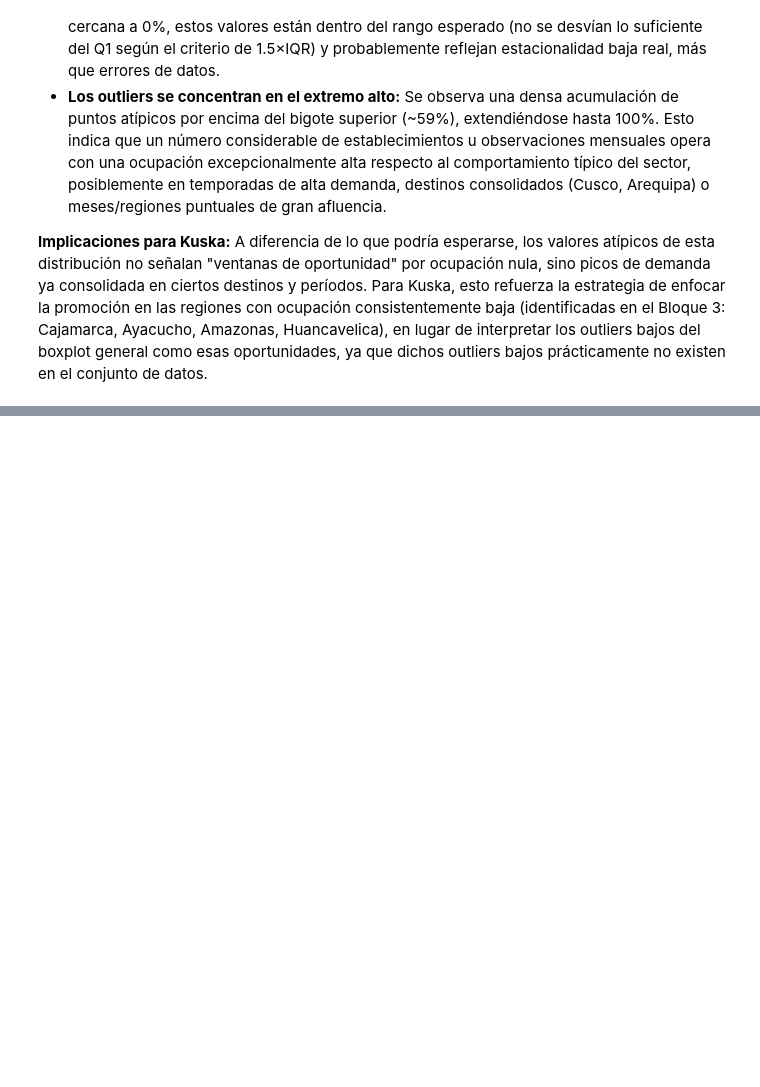
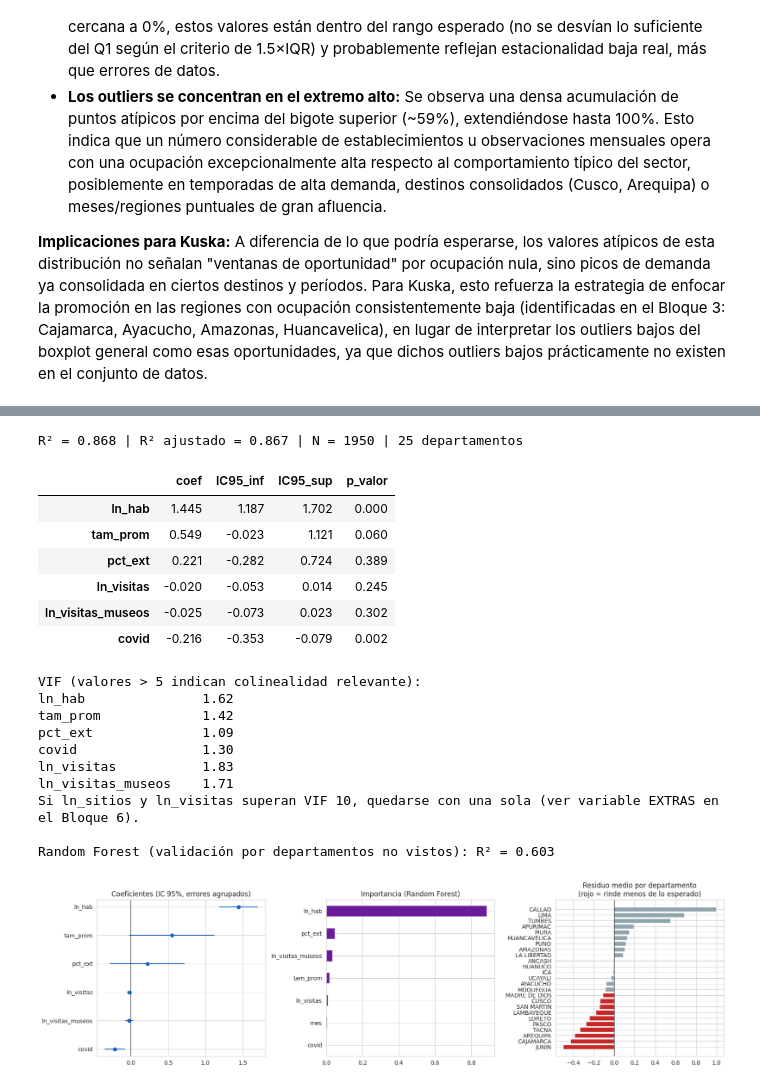
Before and after one commit to eaus2006/Proyecto_Final_Bussines_Analytics, a Jupyter notebook: BA_Grupo_1.ipynb, the cells around one changed output, grey strips where cells are left out. Drawn from its saved outputs; the diff is of its cells as text; code cells hidden in the pictures; blank space fills up the shorter version.

```diff
--- a/BA_Grupo_1.ipynb
+++ b/BA_Grupo_1.ipynb
@@ -874,0 +1474,77 @@ A diferencia de lo que podría esperarse, los valores atípicos de esta distribu
+# %%
+# BLOQUE 8 · Q2: regresión log-log + chequeo con Random Forest
+import statsmodels.formula.api as smf
+from statsmodels.stats.outliers_influence import variance_inflation_factor
+from sklearn.ensemble import RandomForestRegressor
+from sklearn.model_selection import GroupKFold, cross_val_predict
+from sklearn.metrics import r2_score
+
+reg = panel[(panel.pernoct > 0) & (panel.habitaciones > 0) & (panel.establecimientos > 0)].copy()
+reg['ln_pern'] = np.log(reg.pernoct)
+reg['ln_hab'] = np.log(reg.habitaciones)
+reg['tam_prom'] = np.log(reg.habitaciones / reg.establecimientos)         # tamaño medio del establecimiento
+reg['pct_ext'] = reg.arribos_ext / reg.arribos                            # exposición a turismo internacional
+reg['covid'] = reg.anio.isin([2020, 2021]).astype(int)
+formula = 'ln_pern ~ ln_hab + tam_prom + pct_ext + covid + C(mes)'
+if EXTRAS:
+    reg = reg.merge(enriq[['departamento'] + EXTRAS], on='departamento', how='left')
+    formula = formula.replace('+ covid', '+ ' + ' + '.join(EXTRAS) + ' + covid')
+
+reg['grupo'] = reg.departamento.astype('category').cat.codes
+modelo = smf.ols(formula, data=reg).fit(cov_type='cluster', cov_kwds={'groups': reg['grupo']})
+coef = pd.DataFrame({'coef': modelo.params, 'IC95_inf': modelo.conf_int()[0], 'IC95_sup': modelo.conf_int()[1],
+                     'p_valor': modelo.pvalues})
+coef_clave = coef[~coef.index.str.startswith('C(mes)') & (coef.index != 'Intercept')].round(3)
+print(f"R² = {modelo.rsquared:.3f} | R² ajustado = {modelo.rsquared_adj:.3f} | N = {int(modelo.nobs)} | {reg.departamento.nunique()} departamentos")
+display(coef_clave)
+
+# Multicolinealidad
+Xv = reg[[c for c in ['ln_hab', 'tam_prom', 'pct_ext', 'covid'] + EXTRAS if c in reg.columns]].dropna()
+vif = pd.Series([variance_inflation_factor(Xv.assign(c=1).values, i) for i in range(Xv.shape[1])], index=Xv.columns)
+print('\nVIF (valores > 5 indican colinealidad relevante):'); print(vif.round(2).to_string())
+print('Si ln_sitios y ln_visitas superan VIF 10, quedarse con una sola (ver variable EXTRAS en el Bloque 6).')
+
+# Residuos medios por departamento: positivo = rinde más que lo que su capacidad predice
+reg['residuo'] = modelo.resid
+res_dep = reg.groupby('departamento').residuo.mean().sort_values().rename('residuo_medio').reset_index()
+res_dep['lectura'] = np.where(res_dep.residuo_medio < -0.1, 'rinde por debajo de su capacidad',
+                      np.where(res_dep.residuo_medio > 0.1, 'rinde por encima de su capacidad', 'en línea con su capacidad'))
+
+# Chequeo Random Forest con validación por grupos
+feats = ['ln_hab', 'tam_prom', 'pct_ext', 'mes', 'covid'] + EXTRAS
+rf = RandomForestRegressor(n_estimators=300, min_samples_leaf=3, random_state=42, n_jobs=-1)
+pred = cross_val_predict(rf, reg[feats], reg.ln_pern, groups=reg.grupo, cv=GroupKFold(5))
+r2_rf = r2_score(reg.ln_pern, pred)
+rf.fit(reg[feats], reg.ln_pern)
+imp = pd.Series(rf.feature_importances_, index=feats).sort_values(ascending=False)
+print(f"\nRandom Forest (validación por departamentos no vistos): R² = {r2_rf:.3f}")
+
+fig, ax = plt.subplots(1, 3, figsize=(17, 4.8))
+c = coef_clave.sort_values('coef')
+ax[0].errorbar(c.coef, range(len(c)), xerr=[c.coef - c.IC95_inf, c.IC95_sup - c.coef], fmt='o', color='#1565c0')
+ax[0].set_yticks(range(len(c))); ax[0].set_yticklabels(c.index); ax[0].axvline(0, color='k', lw=.8)
+ax[0].set_title('Coeficientes (IC 95%, errores agrupados)')
+imp.sort_values().plot.barh(ax=ax[1], color='#6a1b9a'); ax[1].set_title('Importancia (Random Forest)')
+ax[2].barh(res_dep.departamento, res_dep.residuo_medio, color=['#c62828' if v < -.1 else '#90a4ae' for v in res_dep.residuo_medio])
+ax[2].axvline(0, color='k', lw=.8); ax[2].set_title('Residuo medio por departamento\n(rojo = rinde menos de lo esperado)')
+plt.tight_layout(); plt.show()
+# %% [output]
+R² = 0.868 | R² ajustado = 0.867 | N = 1950 | 25 departamentos
+|  | coef | IC95_inf | IC95_sup | p_valor |
+| ln_hab | 1.445 | 1.187 | 1.702 | 0.000 |
+| tam_prom | 0.549 | -0.023 | 1.121 | 0.060 |
+| pct_ext | 0.221 | -0.282 | 0.724 | 0.389 |
+| ln_visitas | -0.020 | -0.053 | 0.014 | 0.245 |
+| ln_visitas_museos | -0.025 | -0.073 | 0.023 | 0.302 |
+| covid | -0.216 | -0.353 | -0.079 | 0.002 |
+VIF (valores > 5 indican colinealidad relevante):
+ln_hab               1.62
+tam_prom             1.42
+pct_ext              1.09
+covid                1.30
+ln_visitas           1.83
+ln_visitas_museos    1.71
+Si ln_sitios y ln_visitas superan VIF 10, quedarse con una sola (ver variable EXTRAS en el Bloque 6).
+
+Random Forest (validación por departamentos no vistos): R² = 0.603
+[figure, added]
```
Also changed, not shown: parts of 35 cells of this notebook.
